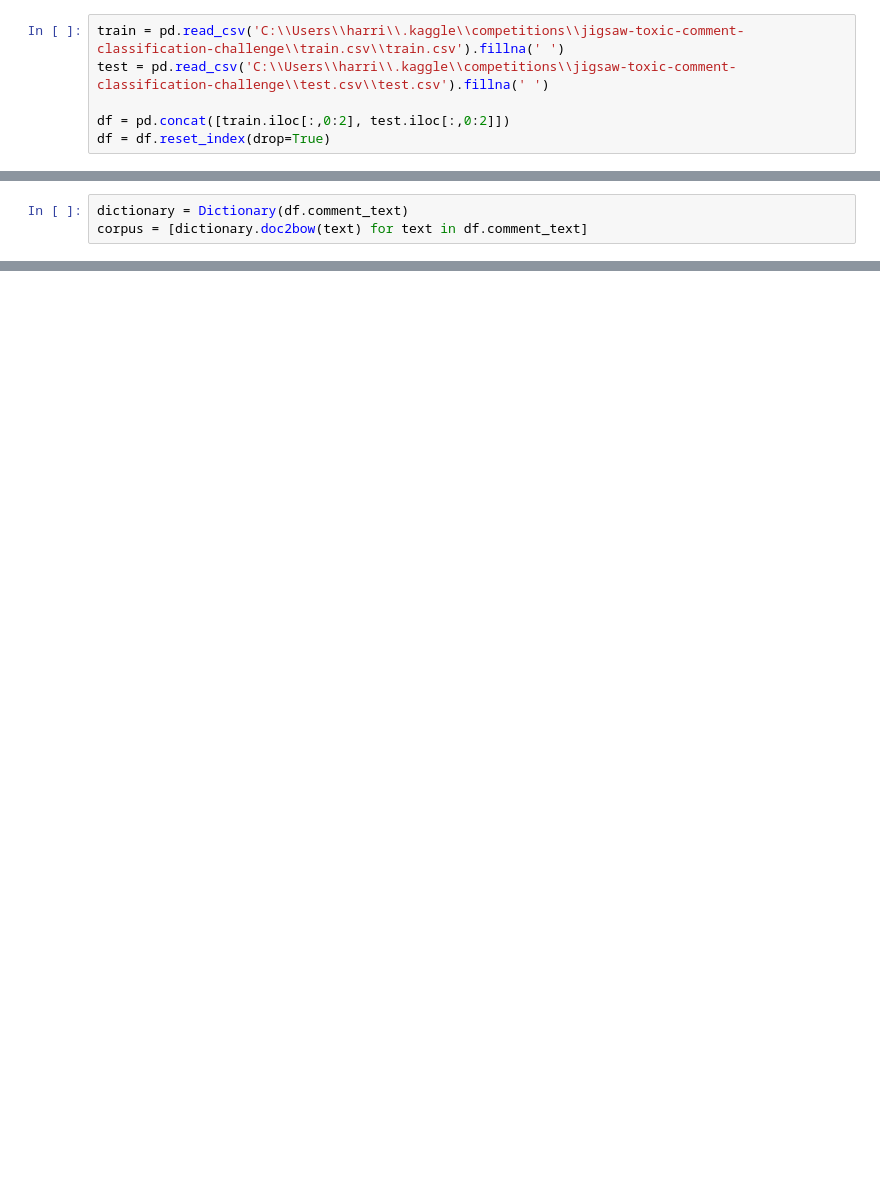
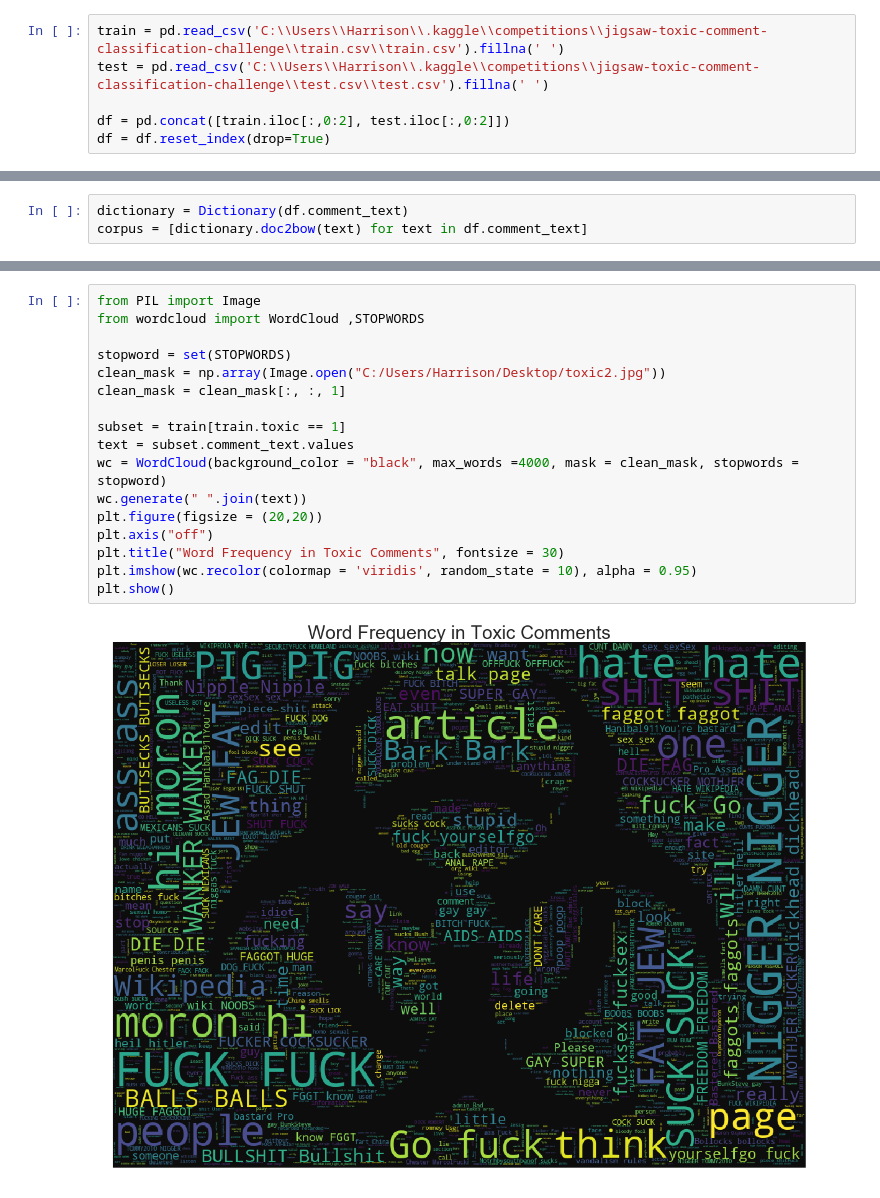
Before and after one commit to harrisonjansma/Portfolio, a Jupyter notebook: Toxic Comments/Toxic Topic Modelling with pyldavis.ipynb, the cells around one changed output, grey strips where cells are left out. Cells and saved outputs as stored; diff of their text form; blank space fills up the shorter version.

```diff
--- a/Toxic Comments/Toxic Topic Modelling with pyldavis.ipynb
+++ b/Toxic Comments/Toxic Topic Modelling with pyldavis.ipynb
@@ -57,6 +67,6 @@ warnings.filterwarnings("ignore")
 # %%
-train = pd.read_csv('C:\\Users\\harri\\.kaggle\\competitions\\jigsaw-toxic-comment-classification-challenge\\train.csv\\train.csv').fillna(' ')
-test = pd.read_csv('C:\\Users\\harri\\.kaggle\\competitions\\jigsaw-toxic-comment-classification-challenge\\test.csv\\test.csv').fillna(' ')
+train = pd.read_csv('C:\\Users\\Harrison\\.kaggle\\competitions\\jigsaw-toxic-comment-classification-challenge\\train.csv\\train.csv').fillna(' ')
+test = pd.read_csv('C:\\Users\\Harrison\\.kaggle\\competitions\\jigsaw-toxic-comment-classification-challenge\\test.csv\\test.csv').fillna(' ')
 
 df = pd.concat([train.iloc[:,0:2], test.iloc[:,0:2]])
 df = df.reset_index(drop=True)
@@ -120,0 +130,19 @@ corpus = [dictionary.doc2bow(text) for text in df.comment_text]
+# %%
+from PIL import Image
+from wordcloud import WordCloud ,STOPWORDS
+
+stopword = set(STOPWORDS)
+clean_mask = np.array(Image.open("C:/Users/Harrison/Desktop/toxic2.jpg"))
+clean_mask = clean_mask[:, :, 1]
+
+subset = train[train.toxic == 1]
+text = subset.comment_text.values
+wc = WordCloud(background_color = "black", max_words =4000, mask = clean_mask, stopwords = stopword)
+wc.generate(" ".join(text))
+plt.figure(figsize = (20,20))
+plt.axis("off")
+plt.title("Word Frequency in Toxic Comments", fontsize = 30)
+plt.imshow(wc.recolor(colormap = 'viridis', random_state = 10), alpha = 0.95)
+plt.show()
+# %% [output]
+[figure, added]
```
Also changed, not shown: parts of 13 cells of this notebook, 2 other files.
